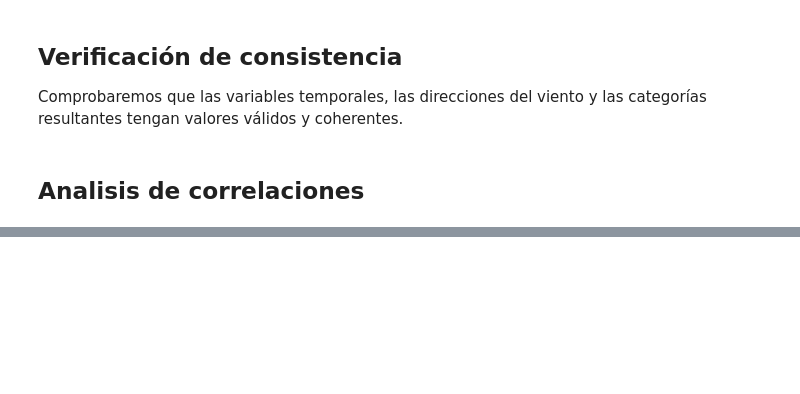
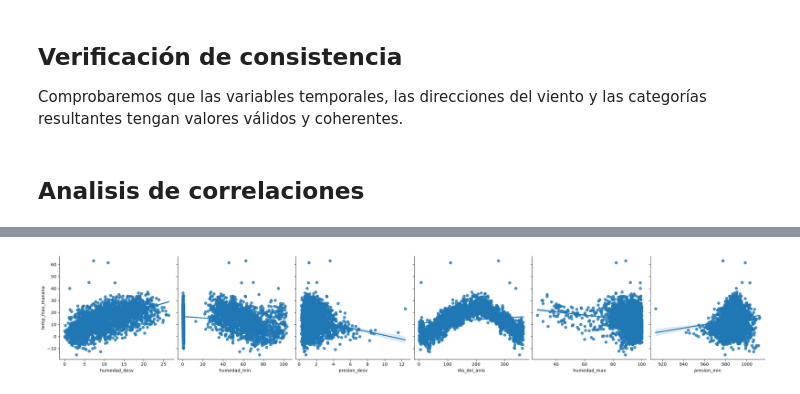
Before and after one commit to SebastianVO15/Laboratorio-1-G11-Aprendizaje-de-maquina, a Jupyter notebook: Laboratorio1_G11.ipynb, the cells around one changed output, grey strips where cells are left out. Saved outputs shown, nothing was run; the diff lists cells and outputs as text; code cells hidden in the pictures; blank space fills up the shorter version.

```diff
--- a/Laboratorio1_G11.ipynb
+++ b/Laboratorio1_G11.ipynb
@@ -547,0 +561,8 @@ assert set(datos["sector_viento"].unique()) <= {
+# %%
+correlacion_objetivo = (
+    correlaciones["temp_max_manana"]
+    .drop("temp_max_manana")
+    .sort_values(key=abs, ascending=False)
+)
+
+correlacion_objetivo
@@ -547,0 +587,13 @@ assert set(datos["sector_viento"].unique()) <= {
+# %%
+variables_importantes = correlacion_objetivo.abs().head(6).index
+
+sns.pairplot(
+    datos,
+    x_vars=variables_importantes,
+    y_vars="temp_max_manana",
+    height=4,
+    kind="reg"
+)
+plt.show()
+# %% [output]
+[figure, added]
```
Also changed, not shown: parts of 4 cells of this notebook.
